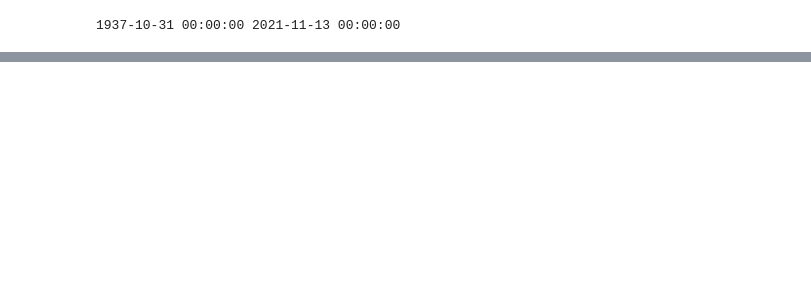
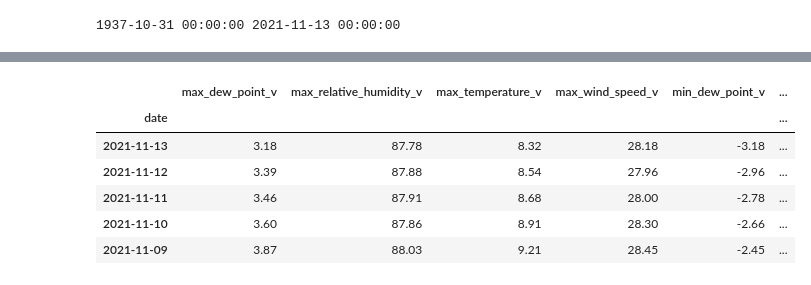
Before and after one commit to JimenaBaripatti/FeatureEngineering, a Jupyter notebook: Fire_Data_Exploration.ipynb, the cells around one changed output, grey strips where cells are left out. Drawn from its saved outputs; the diff is of its cells as text; code cells hidden in the pictures; blank space fills up the shorter version.

```diff
--- a/Fire_Data_Exploration.ipynb
+++ b/Fire_Data_Exploration.ipynb
@@ -147,4 +200,4 @@ dtypes: float64(40), object(13)
 memory usage: 12.4+ MB
 # %%
-weather_dates = pd.to_datetime(weather_to['date'])
+weather_to['date'] = pd.to_datetime(weather_to['date'])
 # %%
@@ -152,2 +205,4 @@ print(weather_dates.min(), weather_dates.max())
 # %% [output]
 1937-10-31 00:00:00 2021-11-13 00:00:00
+# %%
+weather_variables = [v for v in weather_to.columns.to_list() if '_v' in v]
@@ -153,0 +225,16 @@ print(weather_dates.min(), weather_dates.max())
+# %%
+#join on date - there are missing values on some datetime variables. I'll extract the date of a complete variable TFS Alarm time
+
+df['date'] = df['TFS_Alarm_Time'].dt.date
+weather_to['date'] = weather_to['date'].dt.date
+weather_to.set_index('date', inplace=True)
+# %%
+weather_to[weather_variables].head()
+# %% [output]
+|  | max_dew_point_v | max_relative_humidity_v | max_temperature_v | max_wind_speed_v | min_dew_point_v | ... |
+| date |  |  |  |  |  | ... |
+| 2021-11-13 | 3.18 | 87.78 | 8.32 | 28.18 | -3.18 | ... |
+| 2021-11-12 | 3.39 | 87.88 | 8.54 | 27.96 | -2.96 | ... |
+| 2021-11-11 | 3.46 | 87.91 | 8.68 | 28.00 | -2.78 | ... |
+| 2021-11-10 | 3.60 | 87.86 | 8.91 | 28.30 | -2.66 | ... |
+| 2021-11-09 | 3.87 | 88.03 | 9.21 | 28.45 | -2.45 | ... |
```
Also changed, not shown: parts of 20 cells of this notebook.
